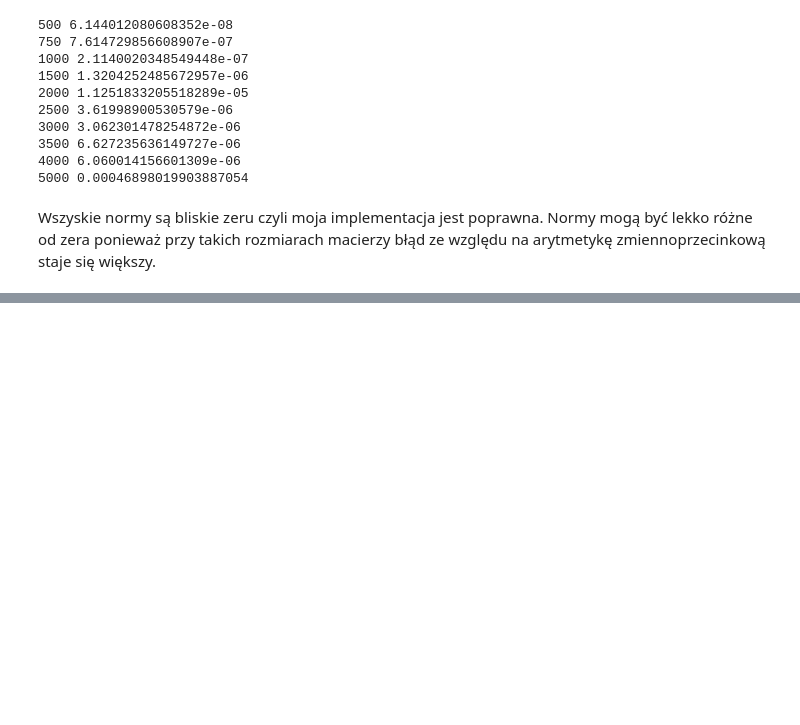
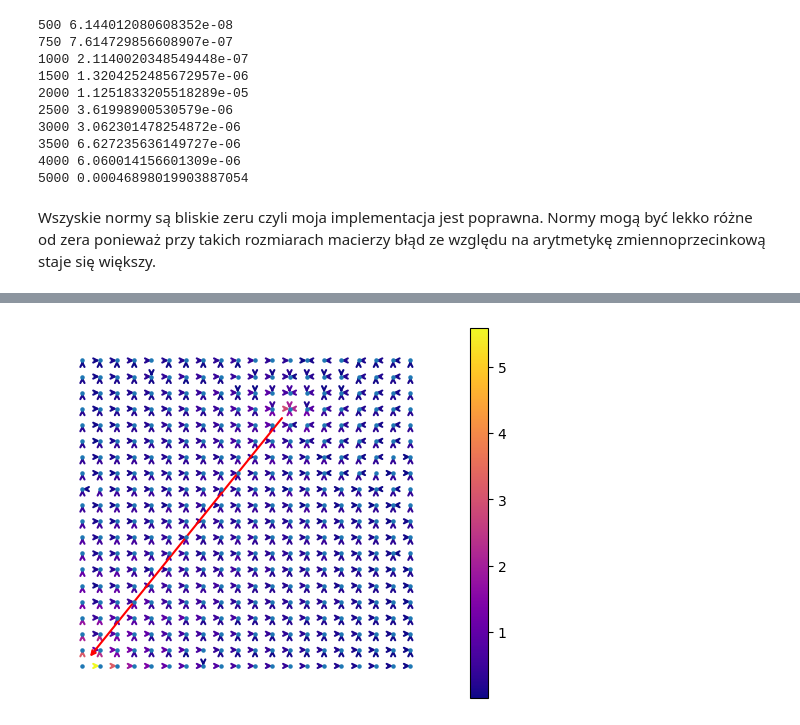
Before and after one commit to MinerOfSouls/Mowint, a Jupyter notebook: lab2.ipynb, the cells around one changed output, grey strips where cells are left out. Cells and saved outputs as stored; diff of their text form; code cells hidden in the pictures; blank space fills up the shorter version.

```diff
--- a/lab2.ipynb
+++ b/lab2.ipynb
@@ -72,0 +232,5 @@ Wszyskie normy są bliskie zeru czyli moja implementacja jest poprawna. Normy mo
+# %%
+solved_grid = solution_graphs[3]
+util.draw_current(solved_grid[0].copy(), solved_grid[1], grid_pos, lables=False, nodesize=5, edge_width=1.5)
+# %% [output]
+[figure, added]
```
Also changed, not shown: parts of 17 cells of this notebook, 6 other files.
